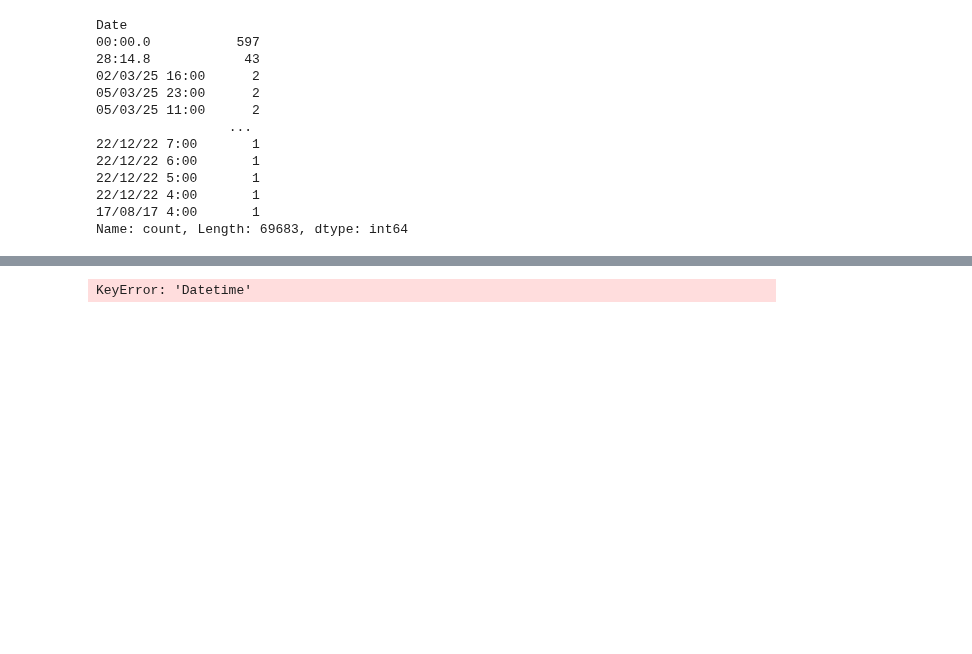
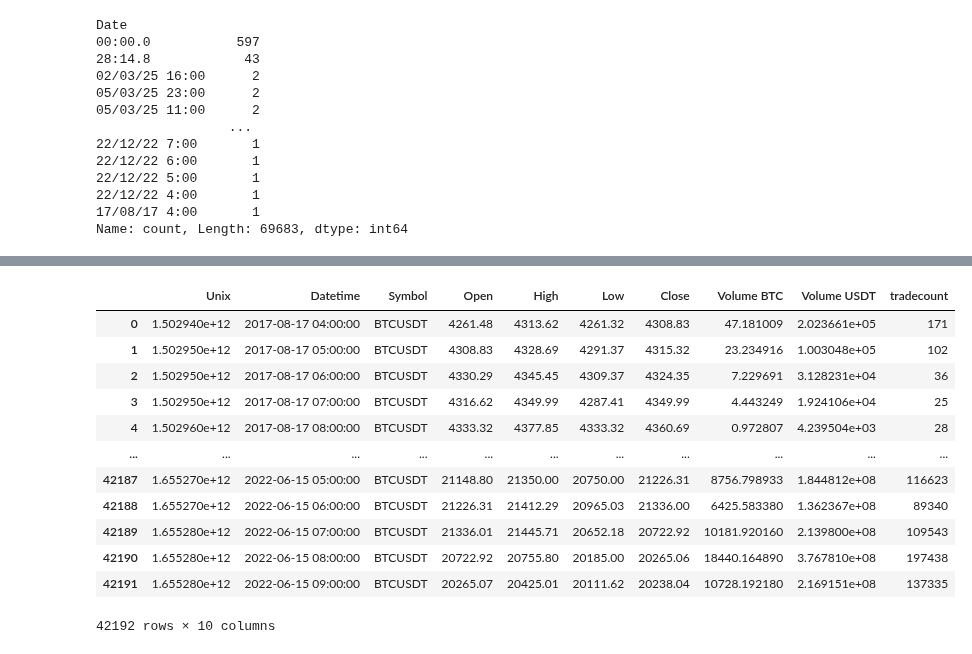
Before and after one commit to LuisMB09/Trading, a Jupyter notebook: test_data.ipynb, the cells around one changed output, grey strips where cells are left out. Drawn from its saved outputs; the diff is of its cells as text; code cells hidden in the pictures; blank space fills up the shorter version.

```diff
--- a/test_data.ipynb
+++ b/test_data.ipynb
@@ -295,2 +145,0 @@ data[data['Date'] == '02/03/25 16:00']
-# %%
-data["Date"] = pd.to_datetime(data["Date"], errors="coerce", dayfirst=True)
@@ -331,3 +145,0 @@ Name: count, Length: 69682, dtype: int64
-# %%
-data = process_data_with_hourly_index(data)
-data
@@ -364,13 +146,18 @@ Name: count, Length: 69682, dtype: int64
-# %%
-# Identify duplicate timestamps
-duplicates = data['Datetime'].value_counts()
-duplicates = duplicates[duplicates == 2].index
-
-# For those, drop duplicates but keep the first one
-mask = data['Datetime'].isin(duplicates)
-data = pd.concat([
-    data[~mask],                           # keep all non-duplicates
-    data[mask].drop_duplicates('Datetime')     # keep one of each duplicate pair
-]).reset_index(drop=True)
-# %% [output]
-KeyError: 'Datetime'
+# %%
+train, test, validation = split_data(data, train_size=0.6)
+# %%
+train
+# %% [output]
+|  | Unix | Datetime | Symbol | Open | High | Low | Close | Volume BTC | Volume USDT | tradecount |
+| 0 | 1.502940e+12 | 2017-08-17 04:00:00 | BTCUSDT | 4261.48 | 4313.62 | 4261.32 | 4308.83 | 47.181009 | 2.023661e+05 | 171 |
+| 1 | 1.502950e+12 | 2017-08-17 05:00:00 | BTCUSDT | 4308.83 | 4328.69 | 4291.37 | 4315.32 | 23.234916 | 1.003048e+05 | 102 |
+| 2 | 1.502950e+12 | 2017-08-17 06:00:00 | BTCUSDT | 4330.29 | 4345.45 | 4309.37 | 4324.35 | 7.229691 | 3.128231e+04 | 36 |
+| 3 | 1.502950e+12 | 2017-08-17 07:00:00 | BTCUSDT | 4316.62 | 4349.99 | 4287.41 | 4349.99 | 4.443249 | 1.924106e+04 | 25 |
+| 4 | 1.502960e+12 | 2017-08-17 08:00:00 | BTCUSDT | 4333.32 | 4377.85 | 4333.32 | 4360.69 | 0.972807 | 4.239504e+03 | 28 |
+| ... | ... | ... | ... | ... | ... | ... | ... | ... | ... | ... |
+| 42187 | 1.655270e+12 | 2022-06-15 05:00:00 | BTCUSDT | 21148.80 | 21350.00 | 20750.00 | 21226.31 | 8756.798933 | 1.844812e+08 | 116623 |
+| 42188 | 1.655270e+12 | 2022-06-15 06:00:00 | BTCUSDT | 21226.31 | 21412.29 | 20965.03 | 21336.00 | 6425.583380 | 1.362367e+08 | 89340 |
+| 42189 | 1.655280e+12 | 2022-06-15 07:00:00 | BTCUSDT | 21336.01 | 21445.71 | 20652.18 | 20722.92 | 10181.920160 | 2.139800e+08 | 109543 |
+| 42190 | 1.655280e+12 | 2022-06-15 08:00:00 | BTCUSDT | 20722.92 | 20755.80 | 20185.00 | 20265.06 | 18440.164890 | 3.767810e+08 | 197438 |
+| 42191 | 1.655280e+12 | 2022-06-15 09:00:00 | BTCUSDT | 20265.07 | 20425.01 | 20111.62 | 20238.04 | 10728.192180 | 2.169151e+08 | 137335 |
+42192 rows × 10 columns
```
Also changed, not shown: parts of 22 cells of this notebook.
